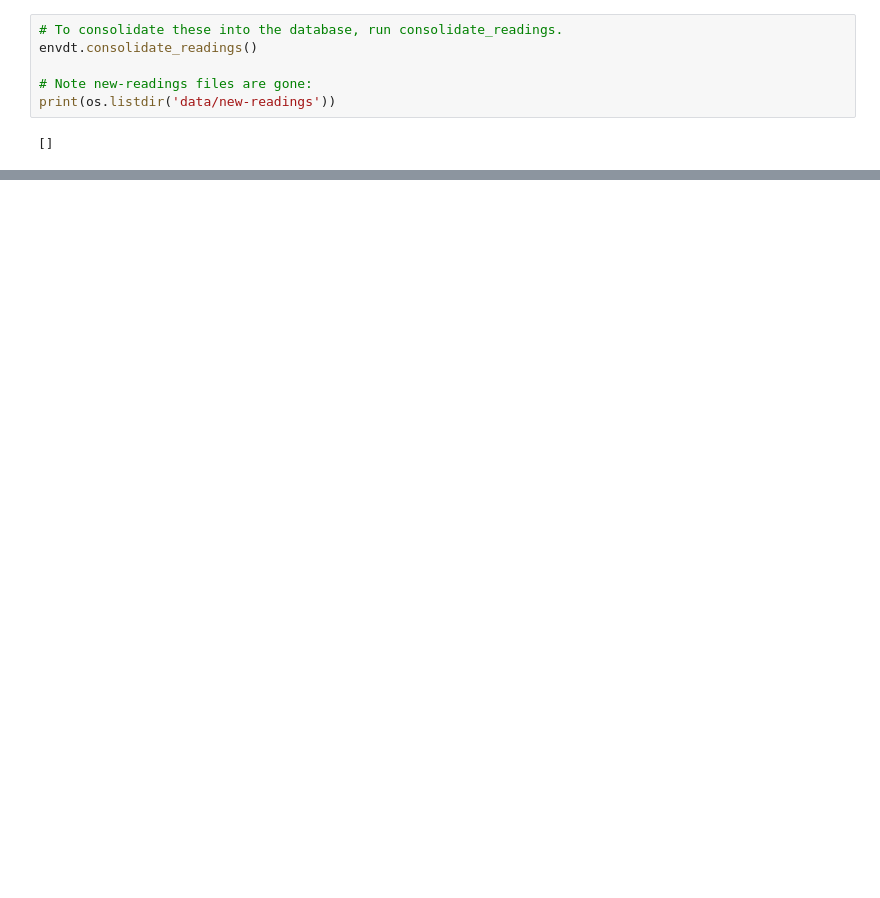
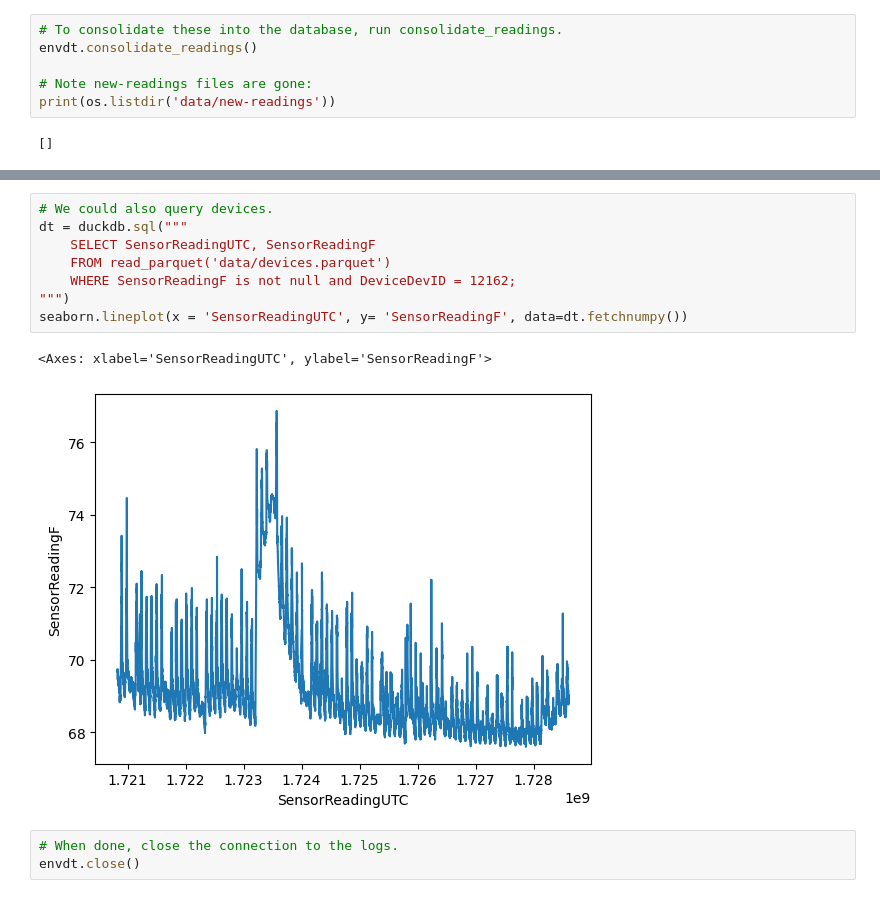
Before and after one commit to Environmental-Pipeline/environmental-sensor-poc, a Jupyter notebook: example.ipynb, the cells around one changed output, grey strips where cells are left out. Saved outputs shown, nothing was run; the diff lists cells and outputs as text; blank space fills up the shorter version.

```diff
--- a/example.ipynb
+++ b/example.ipynb
@@ -112,0 +136,14 @@ shape: (5, 5)
+# %%
+# We could also query devices.
+dt = duckdb.sql("""
+    SELECT SensorReadingUTC, SensorReadingF
+    FROM read_parquet('data/devices.parquet')
+    WHERE SensorReadingF is not null and DeviceDevID = 12162;
+""")
+seaborn.lineplot(x = 'SensorReadingUTC', y= 'SensorReadingF', data=dt.fetchnumpy())
+# %% [output]
+<Axes: xlabel='SensorReadingUTC', ylabel='SensorReadingF'>
+[figure, added]
+# %%
+# When done, close the connection to the logs.
+envdt.close()
```
Also changed, not shown: parts of 10 cells of this notebook, 2 other files.
